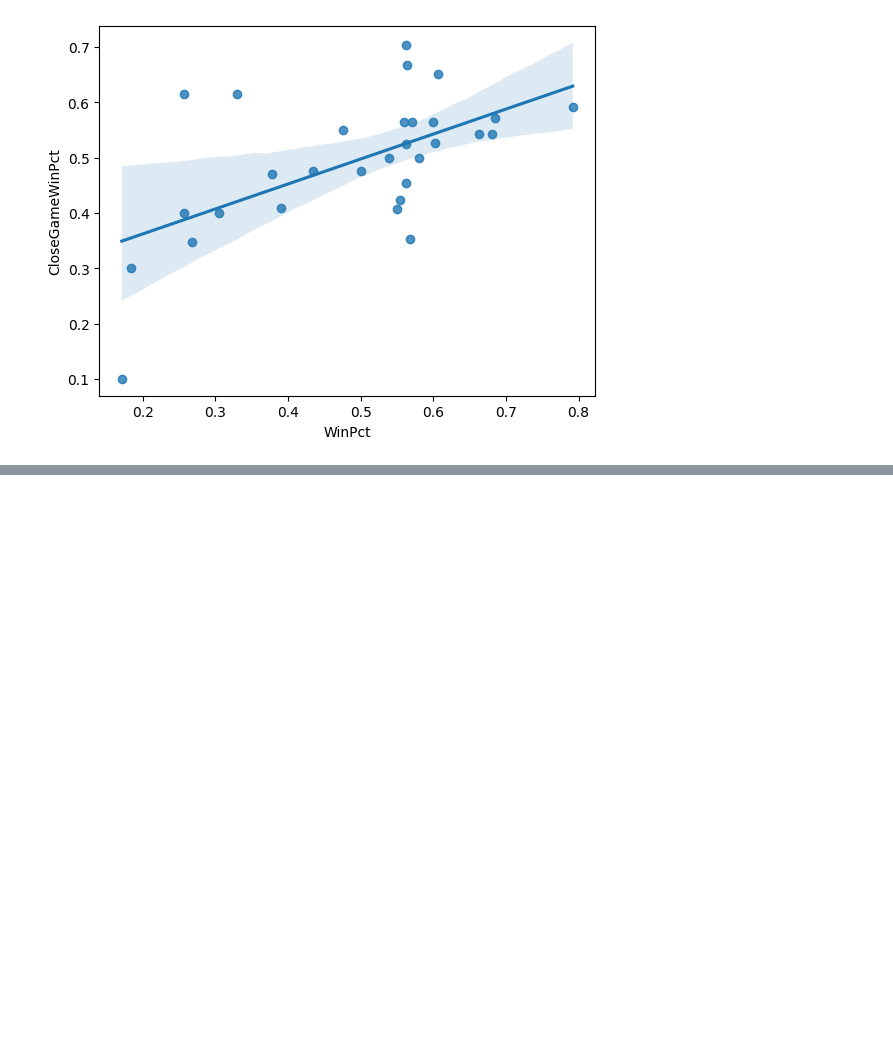
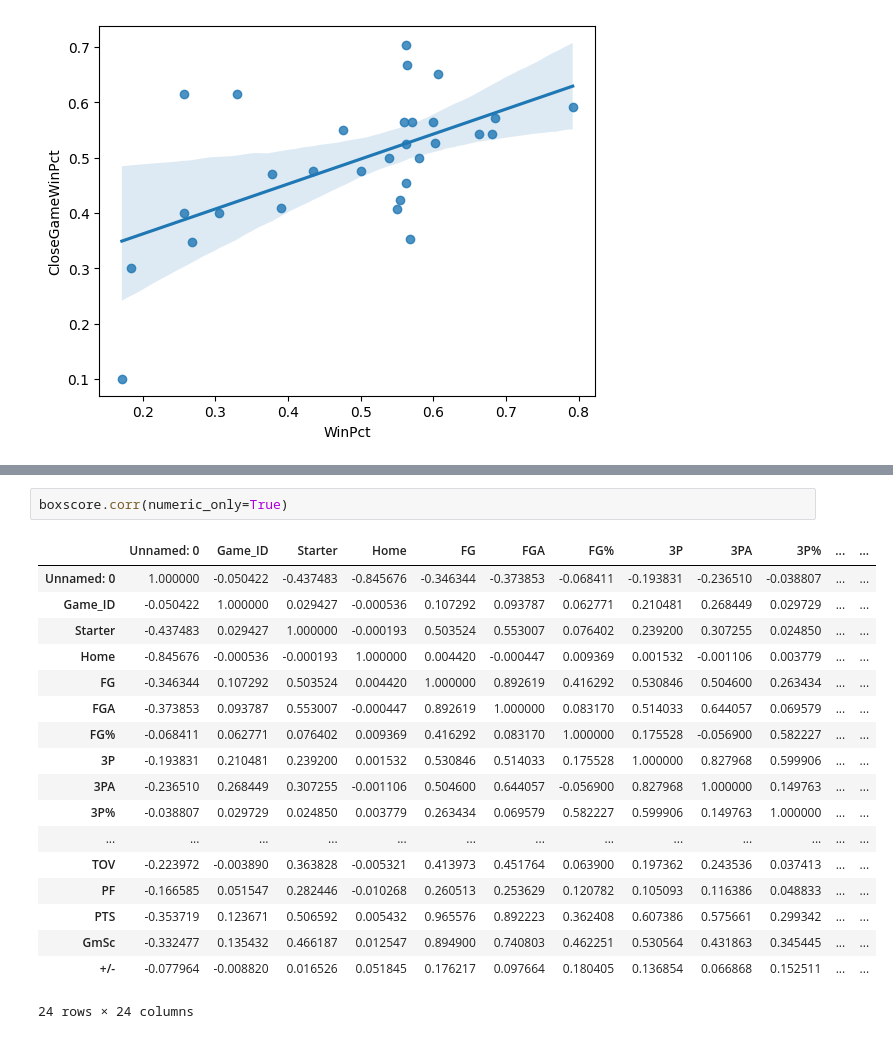
Before and after one commit to jordanranji/Data-Mining-Group-Project, a Jupyter notebook: Milestone 2/summary_statistics.ipynb, the cells around one changed output, grey strips where cells are left out. Saved outputs shown, nothing was run; the diff lists cells and outputs as text; blank space fills up the shorter version.

```diff
--- a/Milestone 2/summary_statistics.ipynb
+++ b/Milestone 2/summary_statistics.ipynb
@@ -25,0 +44,21 @@ WinPct                   0.57977  1.00000
+# %%
+boxscore.corr(numeric_only=True)
+# %% [output]
+|  | Unnamed: 0 | Game_ID | Starter | Home | FG | FGA | FG% | 3P | 3PA | 3P% | ... | ... |
+| Unnamed: 0 | 1.000000 | -0.050422 | -0.437483 | -0.845676 | -0.346344 | -0.373853 | -0.068411 | -0.193831 | -0.236510 | -0.038807 | ... | ... |
+| Game_ID | -0.050422 | 1.000000 | 0.029427 | -0.000536 | 0.107292 | 0.093787 | 0.062771 | 0.210481 | 0.268449 | 0.029729 | ... | ... |
+| Starter | -0.437483 | 0.029427 | 1.000000 | -0.000193 | 0.503524 | 0.553007 | 0.076402 | 0.239200 | 0.307255 | 0.024850 | ... | ... |
+| Home | -0.845676 | -0.000536 | -0.000193 | 1.000000 | 0.004420 | -0.000447 | 0.009369 | 0.001532 | -0.001106 | 0.003779 | ... | ... |
+| FG | -0.346344 | 0.107292 | 0.503524 | 0.004420 | 1.000000 | 0.892619 | 0.416292 | 0.530846 | 0.504600 | 0.263434 | ... | ... |
+| FGA | -0.373853 | 0.093787 | 0.553007 | -0.000447 | 0.892619 | 1.000000 | 0.083170 | 0.514033 | 0.644057 | 0.069579 | ... | ... |
+| FG% | -0.068411 | 0.062771 | 0.076402 | 0.009369 | 0.416292 | 0.083170 | 1.000000 | 0.175528 | -0.056900 | 0.582227 | ... | ... |
+| 3P | -0.193831 | 0.210481 | 0.239200 | 0.001532 | 0.530846 | 0.514033 | 0.175528 | 1.000000 | 0.827968 | 0.599906 | ... | ... |
+| 3PA | -0.236510 | 0.268449 | 0.307255 | -0.001106 | 0.504600 | 0.644057 | -0.056900 | 0.827968 | 1.000000 | 0.149763 | ... | ... |
+| 3P% | -0.038807 | 0.029729 | 0.024850 | 0.003779 | 0.263434 | 0.069579 | 0.582227 | 0.599906 | 0.149763 | 1.000000 | ... | ... |
+| ... | ... | ... | ... | ... | ... | ... | ... | ... | ... | ... | ... | ... |
+| TOV | -0.223972 | -0.003890 | 0.363828 | -0.005321 | 0.413973 | 0.451764 | 0.063900 | 0.197362 | 0.243536 | 0.037413 | ... | ... |
+| PF | -0.166585 | 0.051547 | 0.282446 | -0.010268 | 0.260513 | 0.253629 | 0.120782 | 0.105093 | 0.116386 | 0.048833 | ... | ... |
+| PTS | -0.353719 | 0.123671 | 0.506592 | 0.005432 | 0.965576 | 0.892223 | 0.362408 | 0.607386 | 0.575661 | 0.299342 | ... | ... |
+| GmSc | -0.332477 | 0.135432 | 0.466187 | 0.012547 | 0.894900 | 0.740803 | 0.462251 | 0.530564 | 0.431863 | 0.345445 | ... | ... |
+| +/- | -0.077964 | -0.008820 | 0.016526 | 0.051845 | 0.176217 | 0.097664 | 0.180405 | 0.136854 | 0.066868 | 0.152511 | ... | ... |
+24 rows × 24 columns
```
Also changed, not shown: parts of 12 cells of this notebook, 35 other files.
